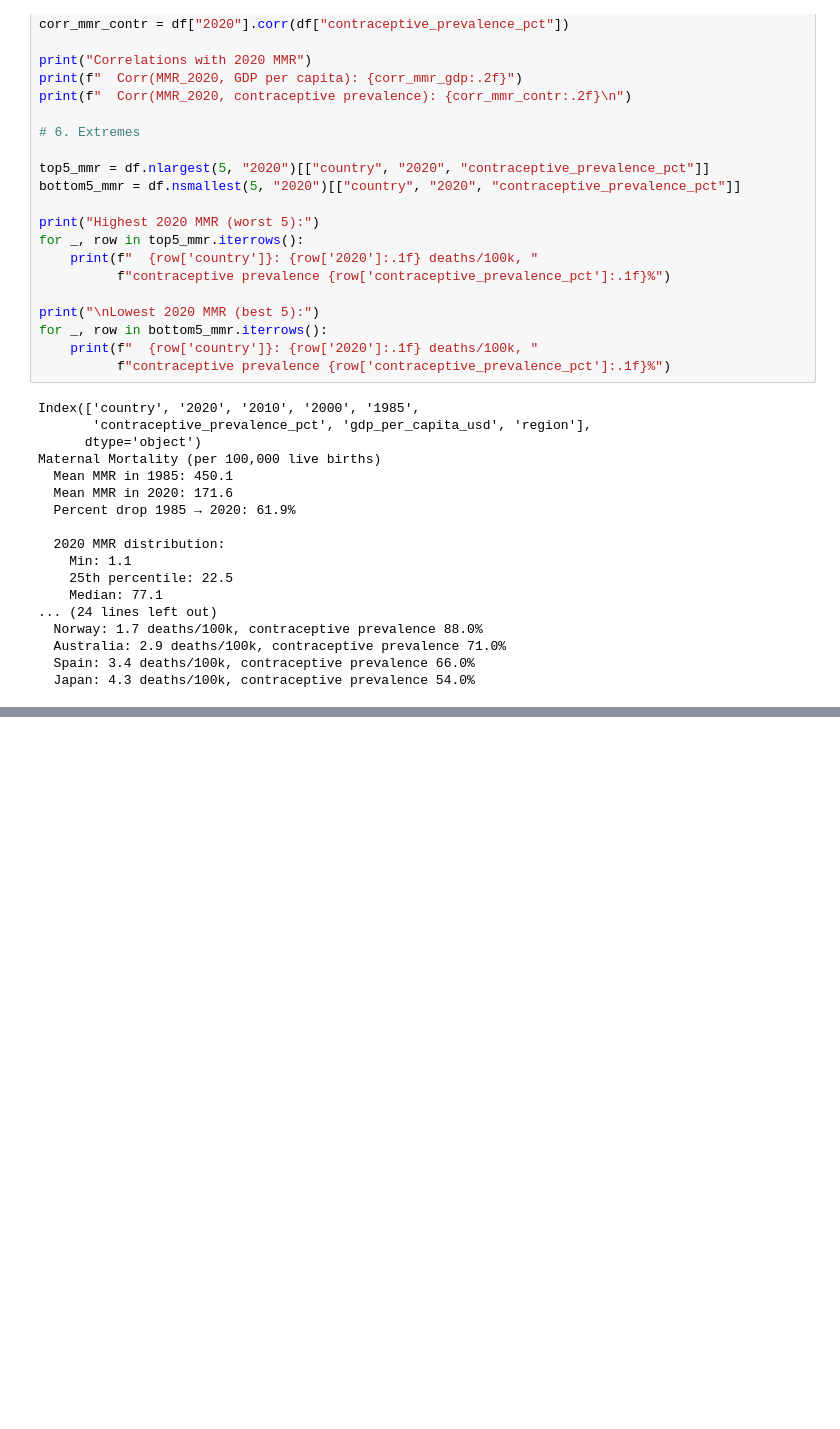
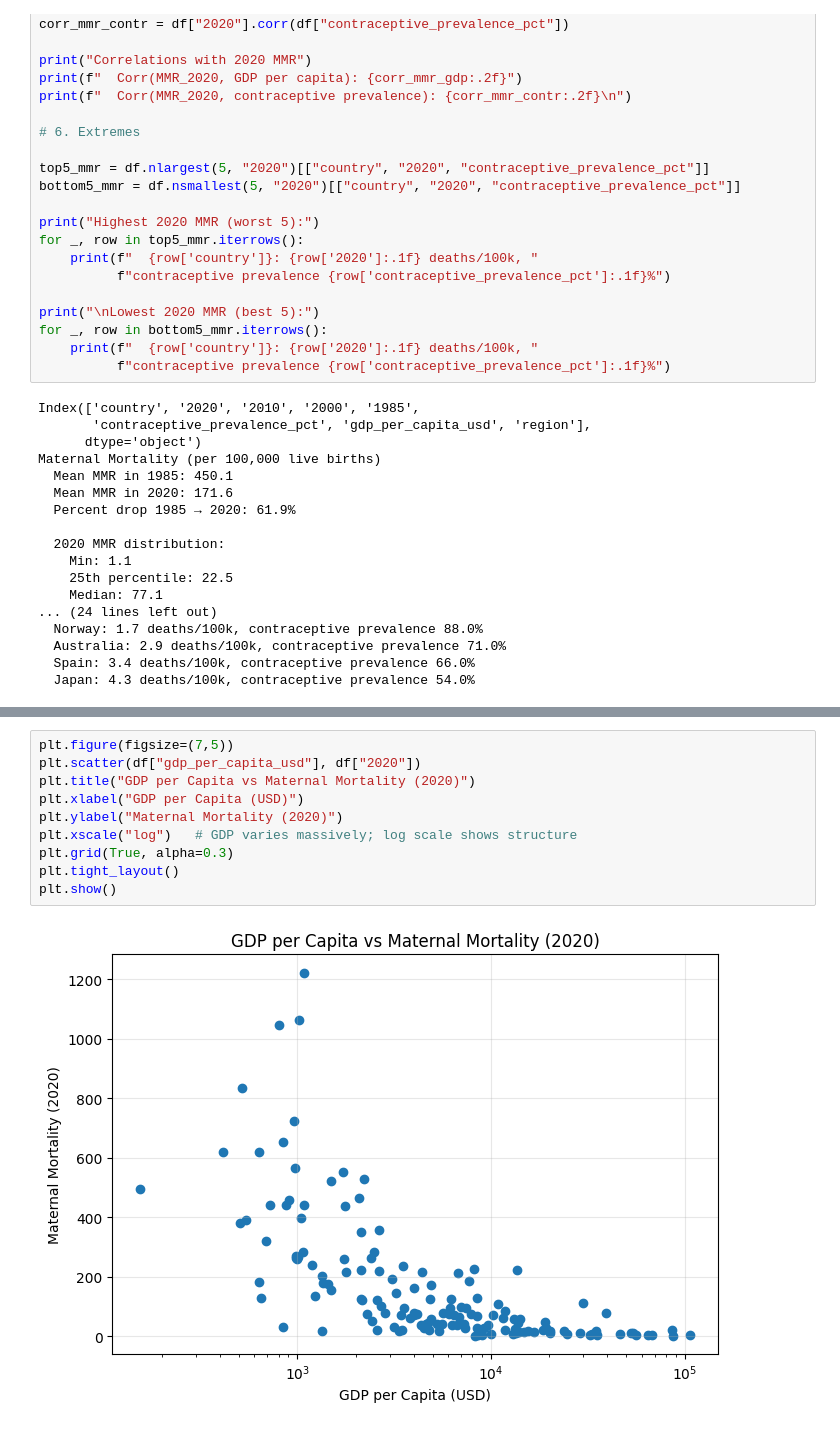
Before and after one commit to kyoungb/DataAcquisition, a Jupyter notebook: mycode.ipynb, the cells around one changed output, grey strips where cells are left out. Saved outputs shown, nothing was run; the diff lists cells and outputs as text; blank space fills up the shorter version.

```diff
--- a/mycode.ipynb
+++ b/mycode.ipynb
@@ -90,0 +121,12 @@ Maternal Mortality (per 100,000 live births)
+# %%
+plt.figure(figsize=(7,5))
+plt.scatter(df["gdp_per_capita_usd"], df["2020"])
+plt.title("GDP per Capita vs Maternal Mortality (2020)")
+plt.xlabel("GDP per Capita (USD)")
+plt.ylabel("Maternal Mortality (2020)")
+plt.xscale("log")   # GDP varies massively; log scale shows structure
+plt.grid(True, alpha=0.3)
+plt.tight_layout()
+plt.show()
+# %% [output]
+[figure, added]
```
Also changed, not shown: parts of 4 cells of this notebook, 1 other file.
